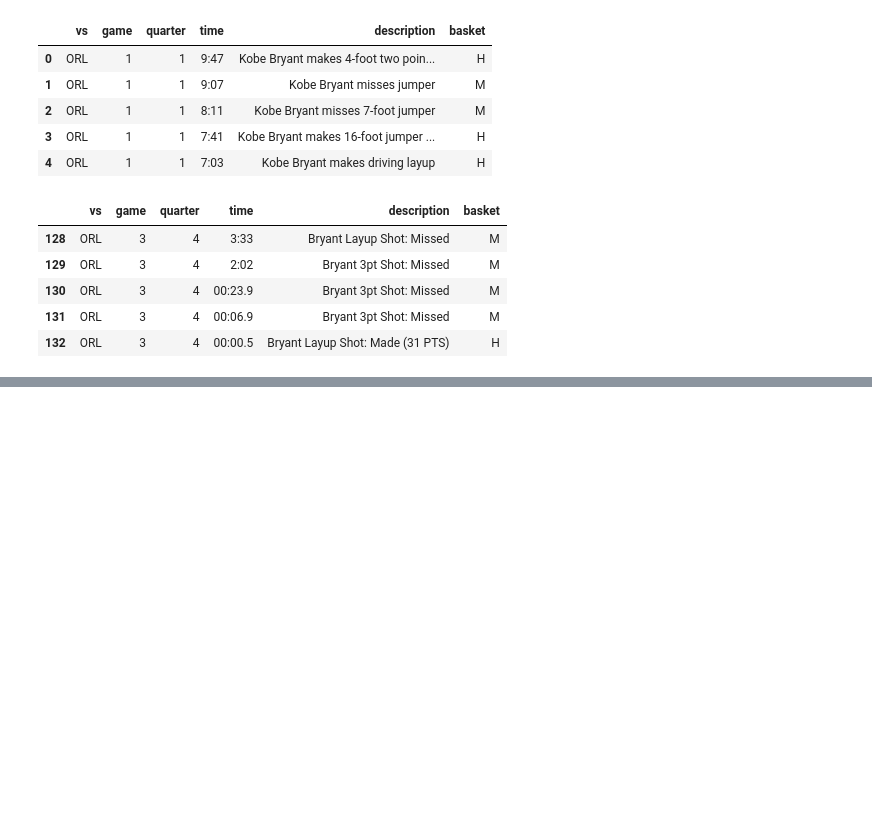
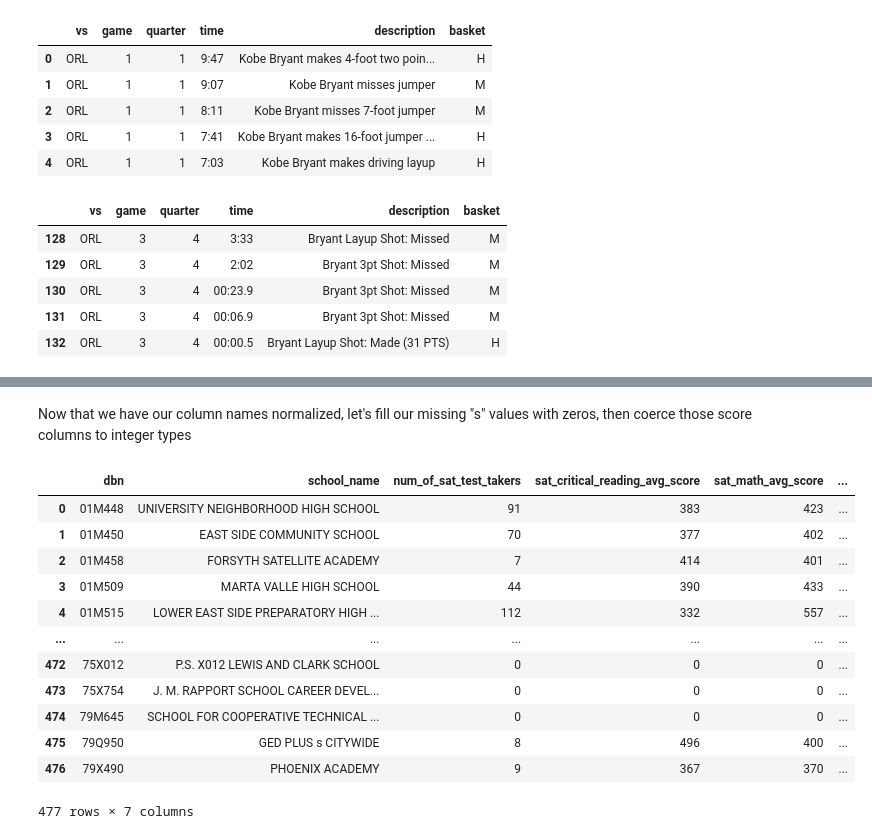
Before and after one commit to andrewbowen19/advancedProgrammingData602, a Jupyter notebook: src/assignment6.ipynb, the cells around one changed output, grey strips where cells are left out. Cells and saved outputs as stored; diff of their text form; code cells hidden in the pictures; blank space fills up the shorter version.

```diff
--- a/src/assignment6.ipynb
+++ b/src/assignment6.ipynb
@@ -129,0 +370,7 @@ df2.tail()
+# %%
+# coercing df columns to snake case
+new_cols = [x.replace(" ", "_").replace(".", "").lower() for x in sat.columns ]
+
+sat.columns = new_cols
+
+sat.head()
@@ -129,0 +384,27 @@ df2.tail()
+# %% [markdown]
+Now that we have our column names normalized, let's fill our missing "s" values with zeros, then coerce those score columns to integer types
+# %%
+# Replace s column vals with 0
+sat = sat.replace('s', 0)
+
+# coercing score columns to integer types
+sat['num_of_sat_test_takers'] = sat['num_of_sat_test_takers'].astype(int)
+sat['sat_critical_reading_avg_score	'] = sat['sat_critical_reading_avg_score'].astype(int)
+sat['sat_math_avg_score'] = sat['sat_math_avg_score'].astype(int)
+sat['sat_writing_avg_score'] = sat['sat_writing_avg_score'].astype(int)
+
+sat
+# %% [output]
+|  | dbn | school_name | num_of_sat_test_takers | sat_critical_reading_avg_score | sat_math_avg_score | ... |
+| 0 | 01M448 | UNIVERSITY NEIGHBORHOOD HIGH SCHOOL | 91 | 383 | 423 | ... |
+| 1 | 01M450 | EAST SIDE COMMUNITY SCHOOL | 70 | 377 | 402 | ... |
+| 2 | 01M458 | FORSYTH SATELLITE ACADEMY | 7 | 414 | 401 | ... |
+| 3 | 01M509 | MARTA VALLE HIGH SCHOOL | 44 | 390 | 433 | ... |
+| 4 | 01M515 | LOWER EAST SIDE PREPARATORY HIGH ... | 112 | 332 | 557 | ... |
+| ... | ... | ... | ... | ... | ... | ... |
+| 472 | 75X012 | P.S. X012 LEWIS AND CLARK SCHOOL | 0 | 0 | 0 | ... |
+| 473 | 75X754 | J. M. RAPPORT SCHOOL CAREER DEVEL... | 0 | 0 | 0 | ... |
+| 474 | 79M645 | SCHOOL FOR COOPERATIVE TECHNICAL ... | 0 | 0 | 0 | ... |
+| 475 | 79Q950 | GED PLUS s CITYWIDE | 8 | 496 | 400 | ... |
+| 476 | 79X490 | PHOENIX ACADEMY | 9 | 367 | 370 | ... |
+477 rows × 7 columns
```
Also changed, not shown: parts of 24 cells of this notebook.
